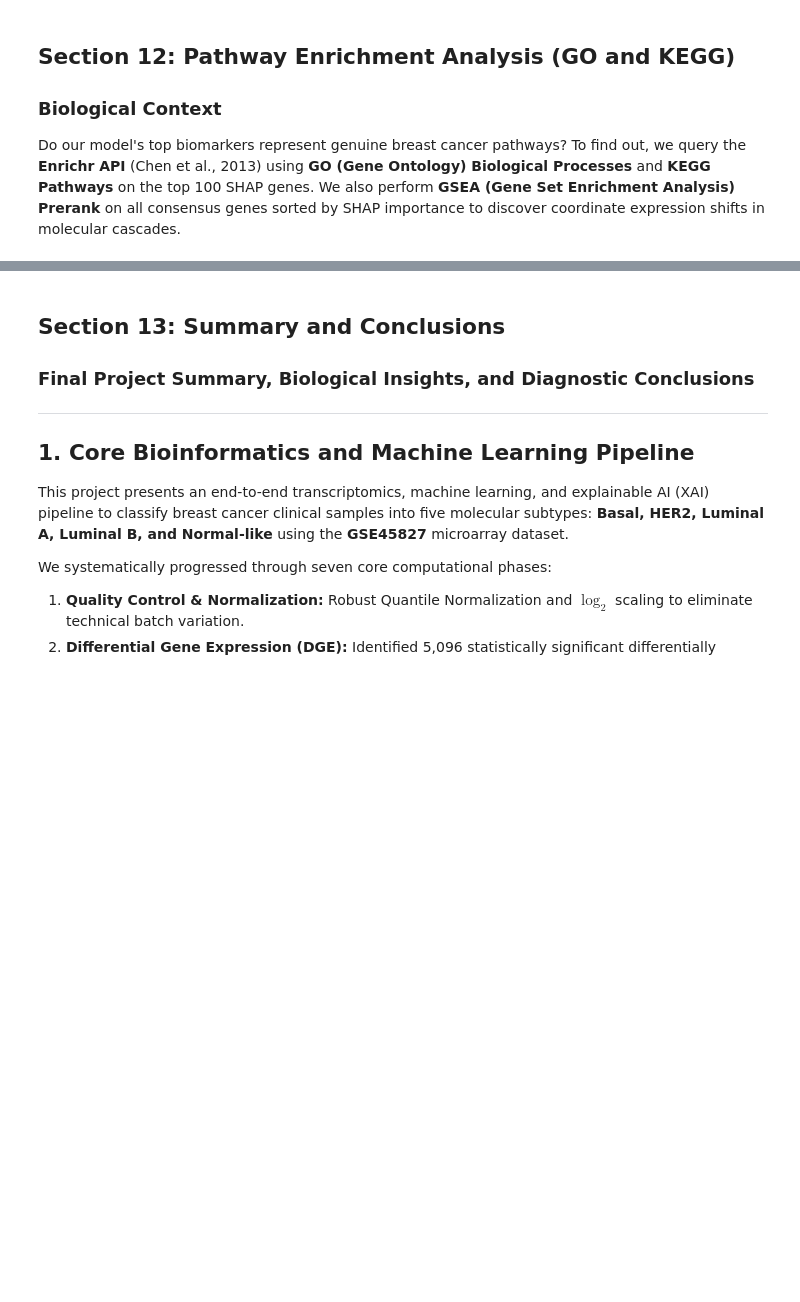
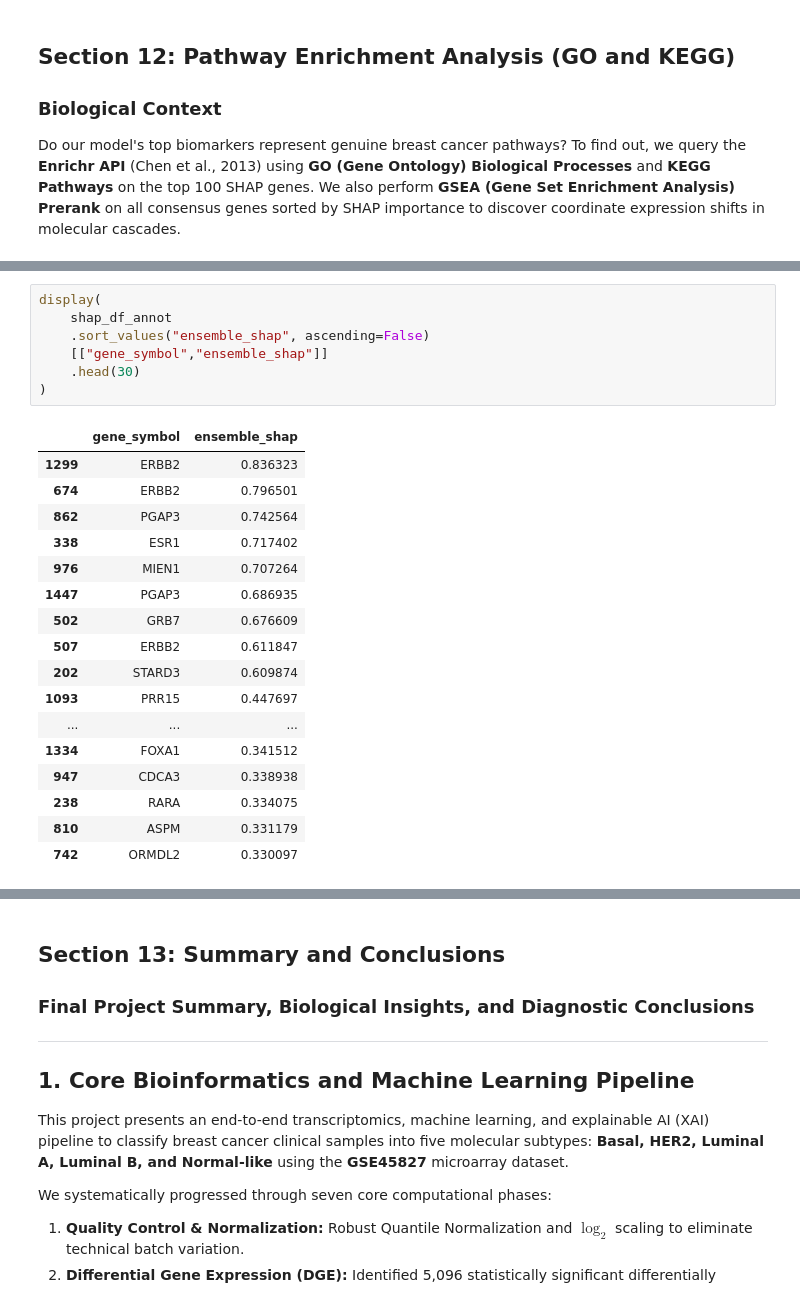
Before and after one commit to shubhamkjha369/OncoResolve-Breast-Cancer-Transcriptomics, a Jupyter notebook: Breast-Cancer-Transcriptomics-ML-Pipeline/notebooks/Breast_cancer_subtype_Transcriptomics_Pipeline.ipynb, the cells around one changed output, grey strips where cells are left out. Drawn from its saved outputs; the diff is of its cells as text; blank space fills up the shorter version.

```diff
--- a/Breast-Cancer-Transcriptomics-ML-Pipeline/notebooks/Breast_cancer_subtype_Transcriptomics_Pipeline.ipynb
+++ b/Breast-Cancer-Transcriptomics-ML-Pipeline/notebooks/Breast_cancer_subtype_Transcriptomics_Pipeline.ipynb
@@ -2750,0 +2902,25 @@ A total of **8 significantly enriched KEGG pathways** were identified ($FDR < 0.
+# %%
+display(
+    shap_df_annot
+    .sort_values("ensemble_shap", ascending=False)
+    [["gene_symbol","ensemble_shap"]]
+    .head(30)
+)
+# %% [output]
+|  | gene_symbol | ensemble_shap |
+| 1299 | ERBB2 | 0.836323 |
+| 674 | ERBB2 | 0.796501 |
+| 862 | PGAP3 | 0.742564 |
+| 338 | ESR1 | 0.717402 |
+| 976 | MIEN1 | 0.707264 |
+| 1447 | PGAP3 | 0.686935 |
+| 502 | GRB7 | 0.676609 |
+| 507 | ERBB2 | 0.611847 |
+| 202 | STARD3 | 0.609874 |
+| 1093 | PRR15 | 0.447697 |
+| ... | ... | ... |
+| 1334 | FOXA1 | 0.341512 |
+| 947 | CDCA3 | 0.338938 |
+| 238 | RARA | 0.334075 |
+| 810 | ASPM | 0.331179 |
+| 742 | ORMDL2 | 0.330097 |
```
Also changed, not shown: parts of 28 cells of this notebook, 15 other files.
